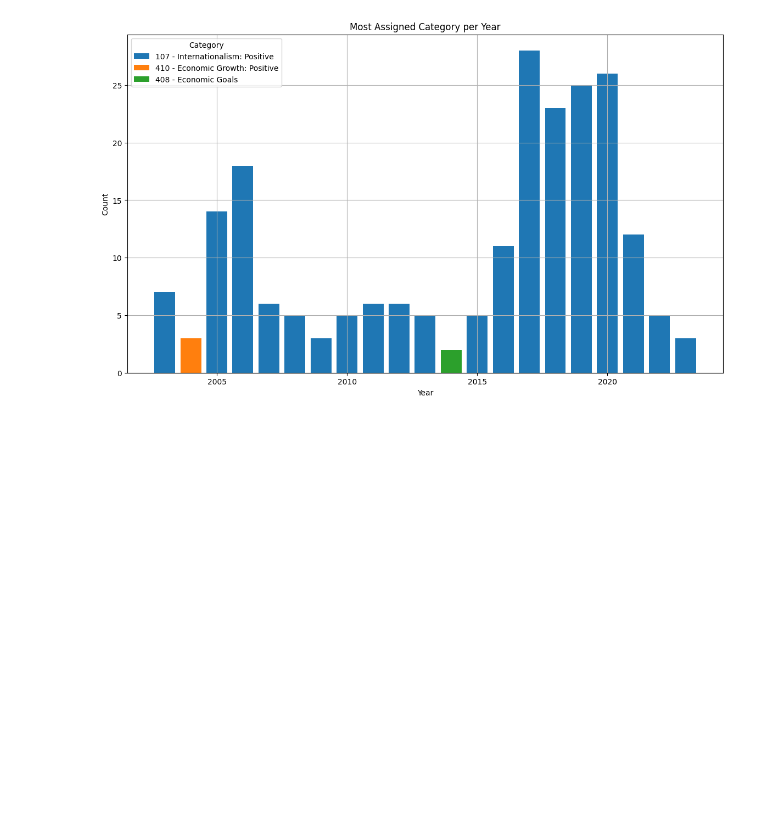
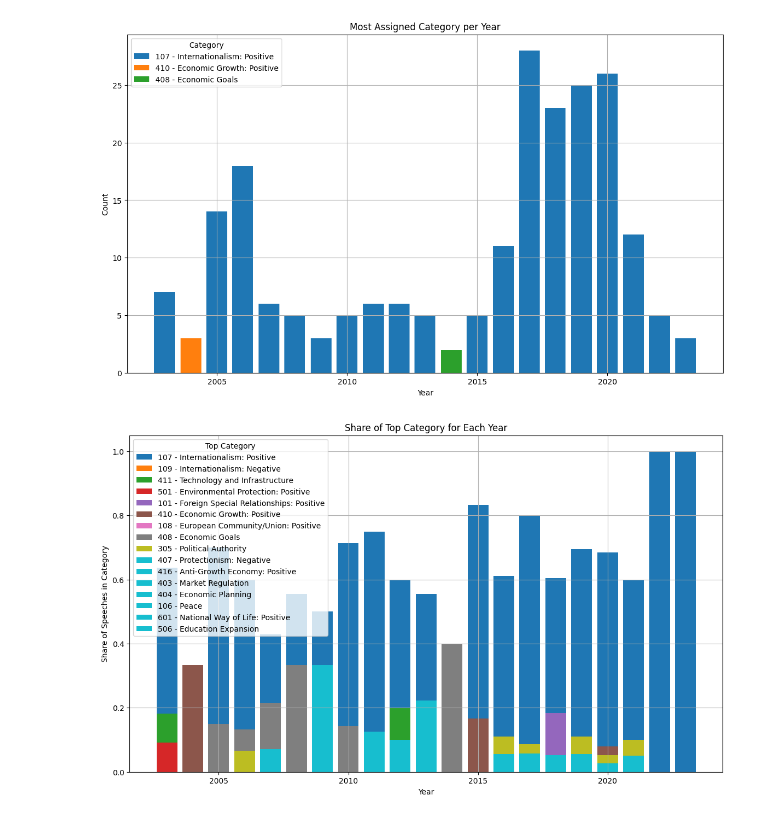
Before and after one commit to hannahmagda/TaD-final-assignment, a Jupyter notebook: manifestoberta.ipynb, the cells around one changed output. Saved outputs shown, nothing was run; the diff lists cells and outputs as text; code cells hidden in the pictures; blank space fills up the shorter version.

Commit message:
added new plot

```diff
--- a/manifestoberta.ipynb
+++ b/manifestoberta.ipynb
@@ -125,2 +158,63 @@ plt.show()
 # %% [output]
 [figure]
+# %%
+import torch
+import pandas as pd
+import matplotlib.pyplot as plt
+from transformers import AutoModelForSequenceClassification, AutoTokenizer
+
+# Load the pre-trained model and tokenizer
+model = AutoModelForSequenceClassification.from_pretrained("manifesto-project/manifestoberta-xlm-roberta-56policy-topics-sentence-2023-1-1")
+tokenizer = AutoTokenizer.from_pretrained("xlm-roberta-large")
+
+# Assuming your DataFrame is named 'all_speeches' and the column containing speech information is named 'speech'
+# Replace 'all_speeches' and 'speech' with your actual DataFrame and column names
+all_speeches = pd.read_csv('speeches.csv')  # replace with the actual path
+
+# Function to classify each speech and return the top category
+def classify_top_category(speech):
+    inputs = tokenizer(speech,
+                       return_tensors="pt",
+                       max_length=200,
+                       padding="max_length",
+                       truncation=True
+                       )
+
+    logits = model(**inputs).logits
+    predicted_category = model.config.id2label[logits.argmax().item()]
+
+    return predicted_category
+
+# Apply the classification function to get the top category for each speech
+all_speeches['top_category'] = all_speeches['speech'].apply(classify_top_category)
+
+# Convert the 'year' column to numeric
+all_speeches['year'] = pd.to_numeric(all_speeches['year'], errors='coerce')
+
+# Group by 'year' to count total speeches and the top category
+speech_counts = all_speeches.groupby(['year', 'top_category']).size().reset_index(name='count')
+
+# Calculate the share of the top category for each year
+speech_counts['share'] = speech_counts.groupby('year')['count'].transform(lambda x: x / x.sum())
+
+# Set up colors and labels for each category
+colors = plt.cm.tab10(range(len(speech_counts['top_category'].unique())))
+category_colors = dict(zip(speech_counts['top_category'].unique(), colors))
+
+# Plot the data
+plt.figure(figsize=(14, 8))
+for category, color in category_colors.items():
+    category_data = speech_counts[speech_counts['top_category'] == category]
+    plt.bar(category_data['year'], category_data['share'], color=color, label=category)
+
+plt.title('Share of Top Category for Each Year')
+plt.xlabel('Year')
+plt.ylabel('Share of Speeches in Category')
+plt.legend(title='Top Category')
+plt.grid(True)
+
+# Save the plot as an image
+plt.savefig('share_of_top_category_per_year.png')
+plt.show()
+# %% [output]
+[figure, added]
```
Also changed, not shown: parts of 1 cell of this notebook, 2 other files.
